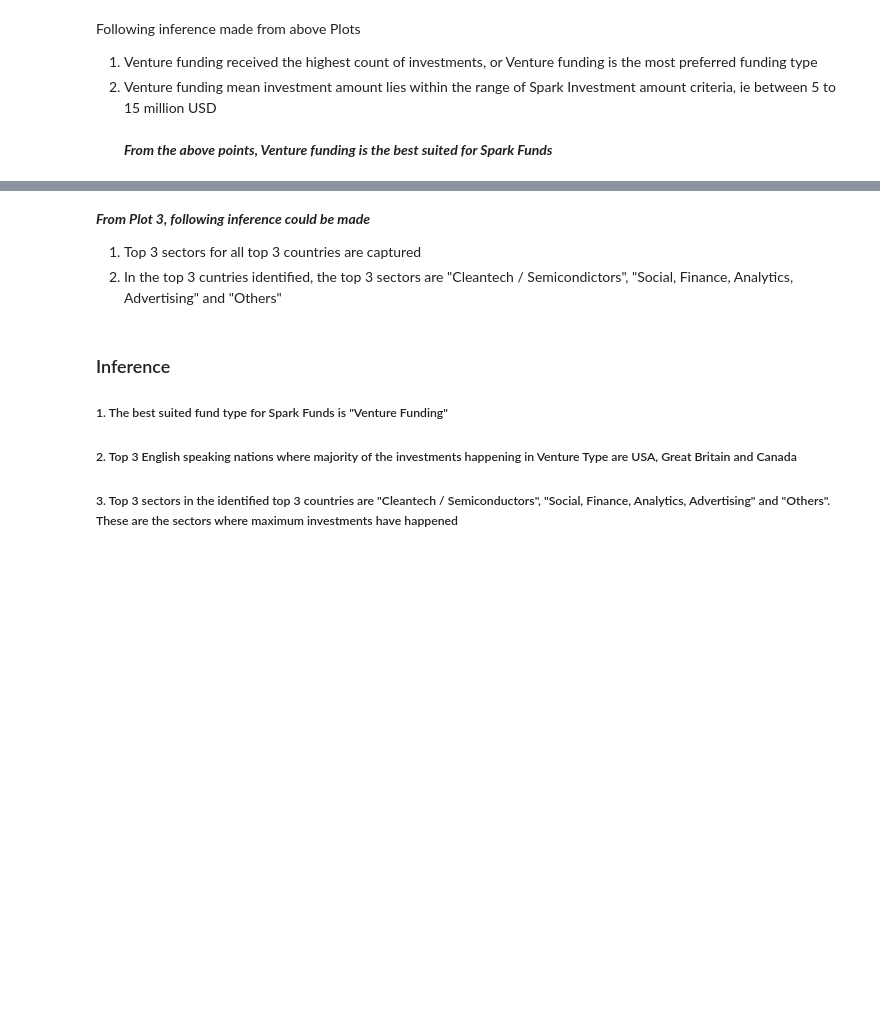
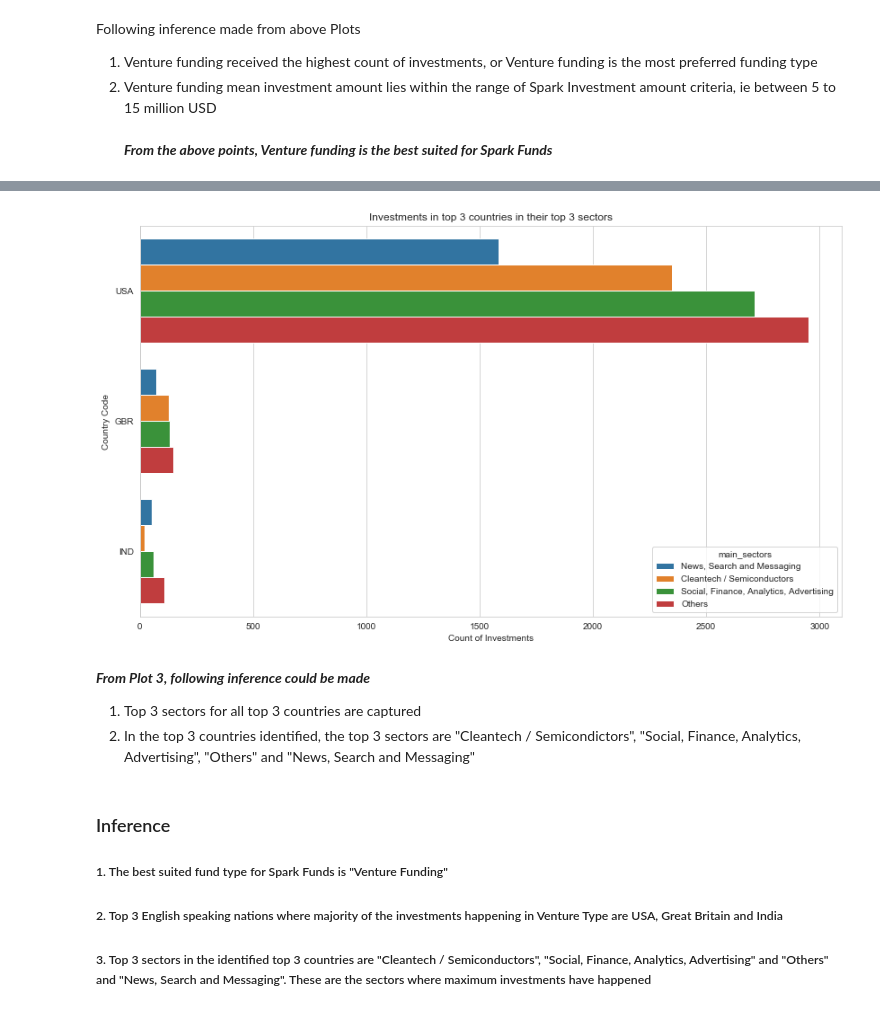
Before and after one commit to sivaswami1885/InvestmentAnalysis, a Jupyter notebook: InvestmentAssignment.ipynb, the cells around one changed output, grey strips where cells are left out. Cells and saved outputs as stored; diff of their text form; code cells hidden in the pictures; blank space fills up the shorter version.

```diff
--- a/InvestmentAssignment.ipynb
+++ b/InvestmentAssignment.ipynb
@@ -357,8 +814,8 @@ gbr.head()
 # %%
-main_sectors_count=gbr.groupby(['main_sectors'])['company_permalink'].count().to_frame().reset_index()
+main_sectors_count=d2.groupby(['main_sectors'])['company_permalink'].count().to_frame().reset_index()
 main_sectors_count.rename(columns={'company_permalink' : 'count_of_investments'}, inplace=True)
-gbr=pd.merge(gbr, main_sectors_count, how='inner',on='main_sectors')
-main_sectors_total_amount_invested=gbr.groupby(['main_sectors'])['raised_amount_usd'].sum().to_frame().reset_index()
+d2=pd.merge(d2, main_sectors_count, how='inner',on='main_sectors')
+main_sectors_total_amount_invested=d2.groupby(['main_sectors'])['raised_amount_usd'].sum().to_frame().reset_index()
 main_sectors_total_amount_invested.rename(columns={'raised_amount_usd' : 'total_investment_amount'}, inplace=True)
-gbr=pd.merge(gbr, main_sectors_total_amount_invested, how='inner',on='main_sectors')
-gbr.head()
+d2=pd.merge(d2, main_sectors_total_amount_invested, how='inner',on='main_sectors')
+d2.head()
@@ -388,3 +885,3 @@ ___Same Procedure as the above two countries are being carried out for Canada as
 # %%
-can=final_merged_frame.loc[(final_merged_frame.country_code == 'CAN') & (final_merged_frame.funding_round_type == 'venture') & (final_merged_frame.raised_amount_usd >= 5000000) & (final_merged_frame.raised_amount_usd <= 15000000)]
-can.head()
+d3=final_merged_frame.loc[(final_merged_frame.country_code == top3_english_speaking_venture_funded_countries[2]) & (final_merged_frame.funding_round_type == 'venture') & (final_merged_frame.raised_amount_usd >= 5000000) & (final_merged_frame.raised_amount_usd <= 15000000)]
+d3.head()
@@ -391,8 +895,8 @@ can.head()
 # %%
-main_sectors_count=can.groupby(['main_sectors'])['company_permalink'].count().to_frame().reset_index()
+main_sectors_count=d3.groupby(['main_sectors'])['company_permalink'].count().to_frame().reset_index()
 main_sectors_count.rename(columns={'company_permalink' : 'count_of_investments'}, inplace=True)
-can=pd.merge(can, main_sectors_count, how='inner',on='main_sectors')
-main_sectors_total_amount_invested=can.groupby(['main_sectors'])['raised_amount_usd'].sum().to_frame().reset_index()
+d3=pd.merge(d3, main_sectors_count, how='inner',on='main_sectors')
+main_sectors_total_amount_invested=d3.groupby(['main_sectors'])['raised_amount_usd'].sum().to_frame().reset_index()
 main_sectors_total_amount_invested.rename(columns={'raised_amount_usd' : 'total_investment_amount'}, inplace=True)
-can=pd.merge(can, main_sectors_total_amount_invested, how='inner',on='main_sectors')
-can.head()
+d3=pd.merge(d3, main_sectors_total_amount_invested, how='inner',on='main_sectors')
+d3.head()
@@ -514,5 +1098,5 @@ ___Steps followed:___
 # %%
-sectors_top3=['Cleantech / Semiconductors','Social, Finance, Analytics, Advertising','Others']
-plot3=pd.concat([usa,gbr,can])
-plot3=plot3.loc[(plot3.main_sectors.isin(sectors_top3))]
+top_sectors=['Cleantech / Semiconductors','Social, Finance, Analytics, Advertising','Others','News, Search and Messaging']
+plot3=pd.concat([d1,d2,d3])
+plot3=plot3.loc[(plot3.main_sectors.isin(top_sectors))]
 plot3.head()
@@ -519,16 +1110,18 @@ plot3.head()
 # %%
 plt.figure(figsize=(14, 8))
-sns.barplot(x='count_of_investments', y='country_code', hue='main_sectors', data=plot3).set_title("Investments in top 3 countries in top 3 sectors")
+sns.barplot(x='count_of_investments', y='country_code', hue='main_sectors', data=plot3).set_title("Investments in top 3 countries in their top 3 sectors")
 plt.xlabel("Count of Investments")
 plt.ylabel("Country Code")
 plt.show()
+# %% [output]
+[figure, added]
 # %% [markdown]
 ___From Plot 3, following inference could be made___
 1. Top 3 sectors for all top 3 countries are captured
-3. In the top 3 cuntries identified, the top 3 sectors are "Cleantech / Semicondictors", "Social, Finance, Analytics, Advertising" and "Others"
+3. In the top 3 countries identified, the top 3 sectors are "Cleantech / Semicondictors", "Social, Finance, Analytics, Advertising", "Others" and "News, Search and Messaging"
 # %% [markdown]
 ### Inference
 ##### 1. The best suited fund type for Spark Funds is "Venture Funding"
-##### 2. Top 3 English speaking nations where majority of the investments happening in Venture Type are USA, Great Britain and Canada
-##### 3. Top 3 sectors in the identified top 3 countries are "Cleantech / Semiconductors", "Social, Finance, Analytics, Advertising" and "Others". These are the sectors where maximum investments have happened
+##### 2. Top 3 English speaking nations where majority of the investments happening in Venture Type are USA, Great Britain and India
+##### 3. Top 3 sectors in the identified top 3 countries are "Cleantech / Semiconductors", "Social, Finance, Analytics, Advertising" and "Others" and "News, Search and Messaging". These are the sectors where maximum investments have happened
 # %% [markdown]
```
Also changed, not shown: parts of 124 cells of this notebook, 4 other files.
